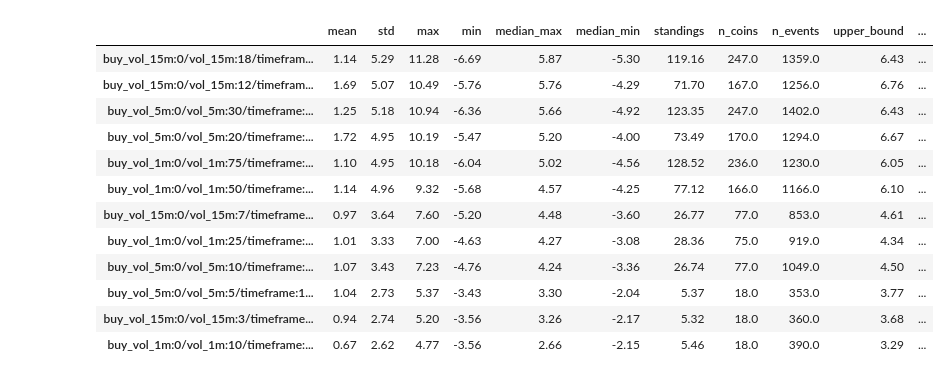
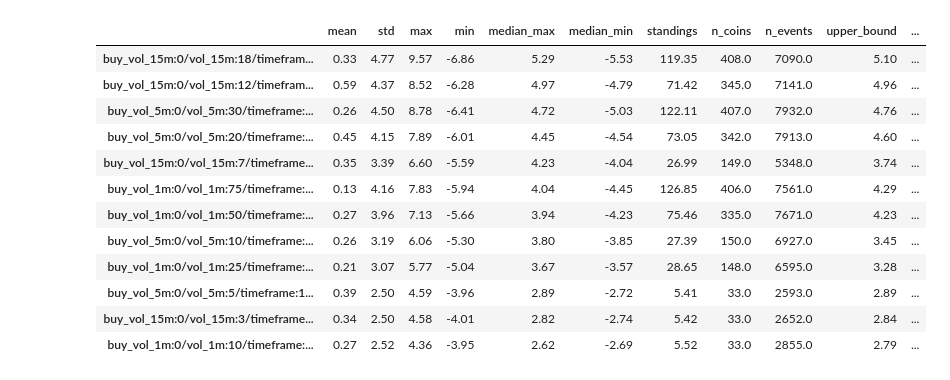
Before and after one commit to albertoRainieri/Crypto_Trading_System, a Jupyter notebook: analysis/Analysis2024/Analysis_official.ipynb, the cells around one changed output. Cells and saved outputs as stored; diff of their text form; code cells hidden in the pictures.

```diff
--- a/analysis/Analysis2024/Analysis_official.ipynb
+++ b/analysis/Analysis2024/Analysis_official.ipynb
@@ -23,7 +23,9 @@ early_validation = False
 # file_paths = ["/Users/albertorainieri/Personal/analysis/Analysis2024/analysis_json/analysis-buy-50-150-450.json",
 #              "/Users/albertorainieri/Personal/analysis/Analysis2024/analysis_json/analysis-sell-50-150-450.json",
 #              "/Users/albertorainieri/Personal/analysis/Analysis2024/analysis_json/analysis-buy-sell-10-250-highfrequency.json"]
-KEEP_PRODUCTION_ANALYSIS = False
+
+#01 MAY: analysis-nobuyvolume-3 is the new anal
+KEEP_PRODUCTION_ANALYSIS = True
 if KEEP_PRODUCTION_ANALYSIS:
     file_paths = ["/Users/albertorainieri/Personal/analysis/Analysis2024/analysis_json_production/analysis.json"]
 else:
@@ -58,13 +60,13 @@ Daily frequency of events: 15
 |  | mean | std | max | min | median_max | median_min | standings | n_coins | n_events | upper_bound | ... |
-| buy_vol_15m:0/vol_15m:18/timefram... | 1.14 | 5.29 | 11.28 | -6.69 | 5.87 | -5.30 | 119.16 | 247.0 | 1359.0 | 6.43 | ... |
-| buy_vol_15m:0/vol_15m:12/timefram... | 1.69 | 5.07 | 10.49 | -5.76 | 5.76 | -4.29 | 71.70 | 167.0 | 1256.0 | 6.76 | ... |
-| buy_vol_5m:0/vol_5m:30/timeframe:... | 1.25 | 5.18 | 10.94 | -6.36 | 5.66 | -4.92 | 123.35 | 247.0 | 1402.0 | 6.43 | ... |
-| buy_vol_5m:0/vol_5m:20/timeframe:... | 1.72 | 4.95 | 10.19 | -5.47 | 5.20 | -4.00 | 73.49 | 170.0 | 1294.0 | 6.67 | ... |
-| buy_vol_1m:0/vol_1m:75/timeframe:... | 1.10 | 4.95 | 10.18 | -6.04 | 5.02 | -4.56 | 128.52 | 236.0 | 1230.0 | 6.05 | ... |
-| buy_vol_1m:0/vol_1m:50/timeframe:... | 1.14 | 4.96 | 9.32 | -5.68 | 4.57 | -4.25 | 77.12 | 166.0 | 1166.0 | 6.10 | ... |
-| buy_vol_15m:0/vol_15m:7/timeframe... | 0.97 | 3.64 | 7.60 | -5.20 | 4.48 | -3.60 | 26.77 | 77.0 | 853.0 | 4.61 | ... |
-| buy_vol_1m:0/vol_1m:25/timeframe:... | 1.01 | 3.33 | 7.00 | -4.63 | 4.27 | -3.08 | 28.36 | 75.0 | 919.0 | 4.34 | ... |
-| buy_vol_5m:0/vol_5m:10/timeframe:... | 1.07 | 3.43 | 7.23 | -4.76 | 4.24 | -3.36 | 26.74 | 77.0 | 1049.0 | 4.50 | ... |
-| buy_vol_5m:0/vol_5m:5/timeframe:1... | 1.04 | 2.73 | 5.37 | -3.43 | 3.30 | -2.04 | 5.37 | 18.0 | 353.0 | 3.77 | ... |
-| buy_vol_15m:0/vol_15m:3/timeframe... | 0.94 | 2.74 | 5.20 | -3.56 | 3.26 | -2.17 | 5.32 | 18.0 | 360.0 | 3.68 | ... |
-| buy_vol_1m:0/vol_1m:10/timeframe:... | 0.67 | 2.62 | 4.77 | -3.56 | 2.66 | -2.15 | 5.46 | 18.0 | 390.0 | 3.29 | ... |
+| buy_vol_15m:0/vol_15m:18/timefram... | 0.33 | 4.77 | 9.57 | -6.86 | 5.29 | -5.53 | 119.35 | 408.0 | 7090.0 | 5.10 | ... |
+| buy_vol_15m:0/vol_15m:12/timefram... | 0.59 | 4.37 | 8.52 | -6.28 | 4.97 | -4.79 | 71.42 | 345.0 | 7141.0 | 4.96 | ... |
+| buy_vol_5m:0/vol_5m:30/timeframe:... | 0.26 | 4.50 | 8.78 | -6.41 | 4.72 | -5.03 | 122.11 | 407.0 | 7932.0 | 4.76 | ... |
+| buy_vol_5m:0/vol_5m:20/timeframe:... | 0.45 | 4.15 | 7.89 | -6.01 | 4.45 | -4.54 | 73.05 | 342.0 | 7913.0 | 4.60 | ... |
+| buy_vol_15m:0/vol_15m:7/timeframe... | 0.35 | 3.39 | 6.60 | -5.59 | 4.23 | -4.04 | 26.99 | 149.0 | 5348.0 | 3.74 | ... |
+| buy_vol_1m:0/vol_1m:75/timeframe:... | 0.13 | 4.16 | 7.83 | -5.94 | 4.04 | -4.45 | 126.85 | 406.0 | 7561.0 | 4.29 | ... |
+| buy_vol_1m:0/vol_1m:50/timeframe:... | 0.27 | 3.96 | 7.13 | -5.66 | 3.94 | -4.23 | 75.46 | 335.0 | 7671.0 | 4.23 | ... |
+| buy_vol_5m:0/vol_5m:10/timeframe:... | 0.26 | 3.19 | 6.06 | -5.30 | 3.80 | -3.85 | 27.39 | 150.0 | 6927.0 | 3.45 | ... |
+| buy_vol_1m:0/vol_1m:25/timeframe:... | 0.21 | 3.07 | 5.77 | -5.04 | 3.67 | -3.57 | 28.65 | 148.0 | 6595.0 | 3.28 | ... |
+| buy_vol_5m:0/vol_5m:5/timeframe:1... | 0.39 | 2.50 | 4.59 | -3.96 | 2.89 | -2.72 | 5.41 | 33.0 | 2593.0 | 2.89 | ... |
+| buy_vol_15m:0/vol_15m:3/timeframe... | 0.34 | 2.50 | 4.58 | -4.01 | 2.82 | -2.74 | 5.42 | 33.0 | 2652.0 | 2.84 | ... |
+| buy_vol_1m:0/vol_1m:10/timeframe:... | 0.27 | 2.52 | 4.36 | -3.95 | 2.62 | -2.69 | 5.52 | 33.0 | 2855.0 | 2.79 | ... |
```
Also changed, not shown: parts of 12 cells of this notebook, 1 other file.
